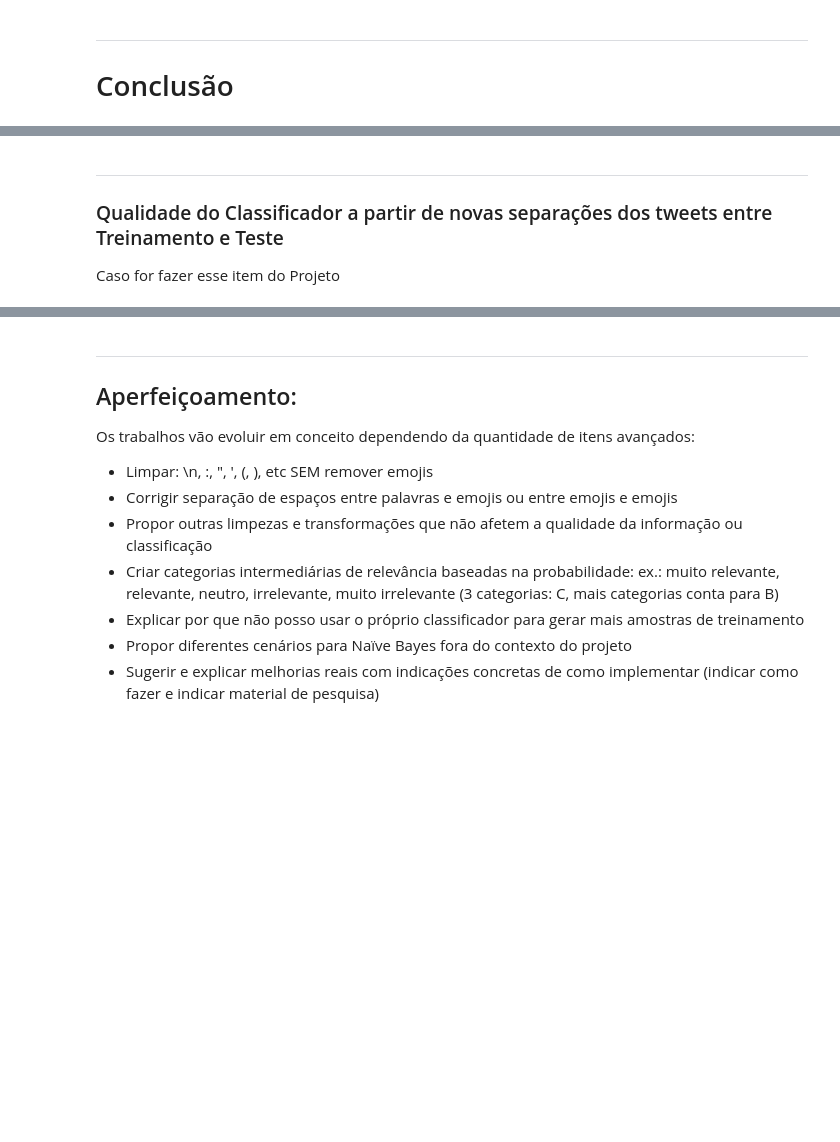
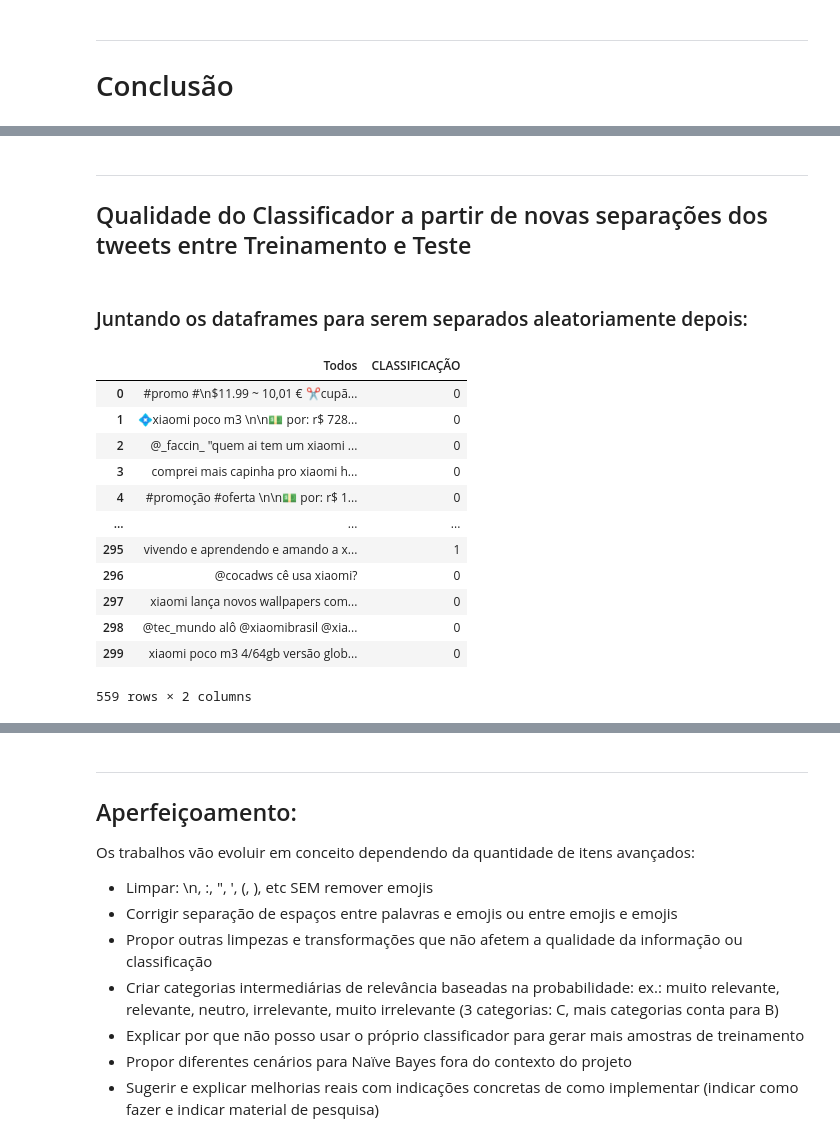
Before and after one commit to LidiaDomingos/PROJETO-1-CDADOS, a Jupyter notebook: LProjeto1_Layout_Classificador.ipynb, the cells around one changed output, grey strips where cells are left out. Saved outputs shown, nothing was run; the diff lists cells and outputs as text; code cells hidden in the pictures; blank space fills up the shorter version.

Commit message:
Versão Final

```diff
--- a/LProjeto1_Layout_Classificador.ipynb
+++ b/LProjeto1_Layout_Classificador.ipynb
@@ -381,5 +376,31 @@ ___
 # %% [markdown]
 ___
-### Qualidade do Classificador a partir de novas separações dos tweets entre Treinamento e Teste
-
-Caso for fazer esse item do Projeto
+## Qualidade do Classificador a partir de novas separações dos tweets entre Treinamento e Teste
+# %% [markdown]
+### Juntando os dataframes para serem separados aleatoriamente depois:
+# %%
+# Criação de novos dataframes
+
+novo_test = pd.read_excel(filename, sheet_name = 'Teste')
+novo_test = novo_test.rename(columns={'Teste':'Todos'})
+
+novo_train = pd.read_excel(filename, sheet_name = 'Treinamento')
+novo_train = novo_train.rename(columns={'TREINAMENTO':'Todos'})
+
+total = pd.concat([novo_test,novo_train])
+dataframe_total = pd.DataFrame(total)
+dataframe_total
+# %% [output]
+|  | Todos | CLASSIFICAÇÃO |
+| 0 | #promo #\n$11.99 ~ 10,01 € ✂️cupã... | 0 |
+| 1 | 💠xiaomi poco m3 \n\n💵 por: r$ 728... | 0 |
+| 2 | @_faccin_ "quem ai tem um xiaomi ... | 0 |
+| 3 | comprei mais capinha pro xiaomi h... | 0 |
+| 4 | #promoção #oferta \n\n💵 por: r$ 1... | 0 |
+| ... | ... | ... |
+| 295 | vivendo e aprendendo e amando a x... | 1 |
+| 296 | @cocadws cê usa xiaomi? | 0 |
+| 297 | xiaomi lança novos wallpapers com... | 0 |
+| 298 | @tec_mundo alô @xiaomibrasil @xia... | 0 |
+| 299 | xiaomi poco m3 4/64gb versão glob... | 0 |
+559 rows × 2 columns
```
Also changed, not shown: parts of 14 cells of this notebook.
